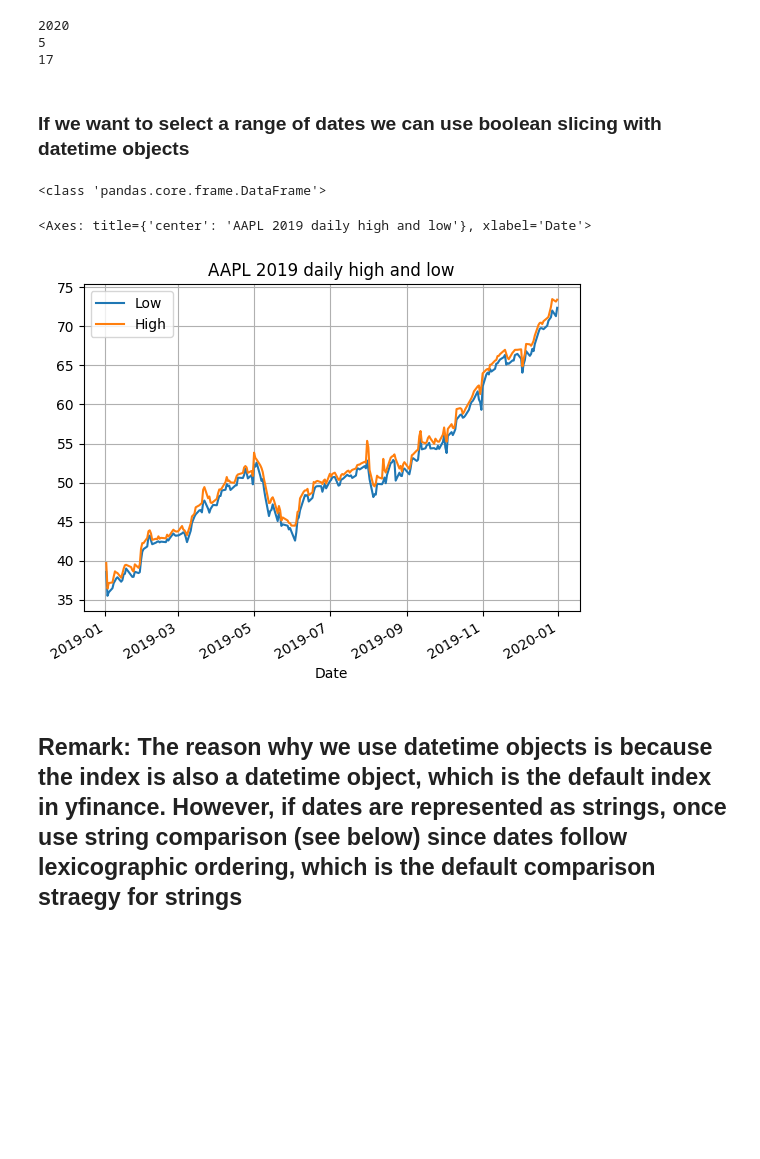
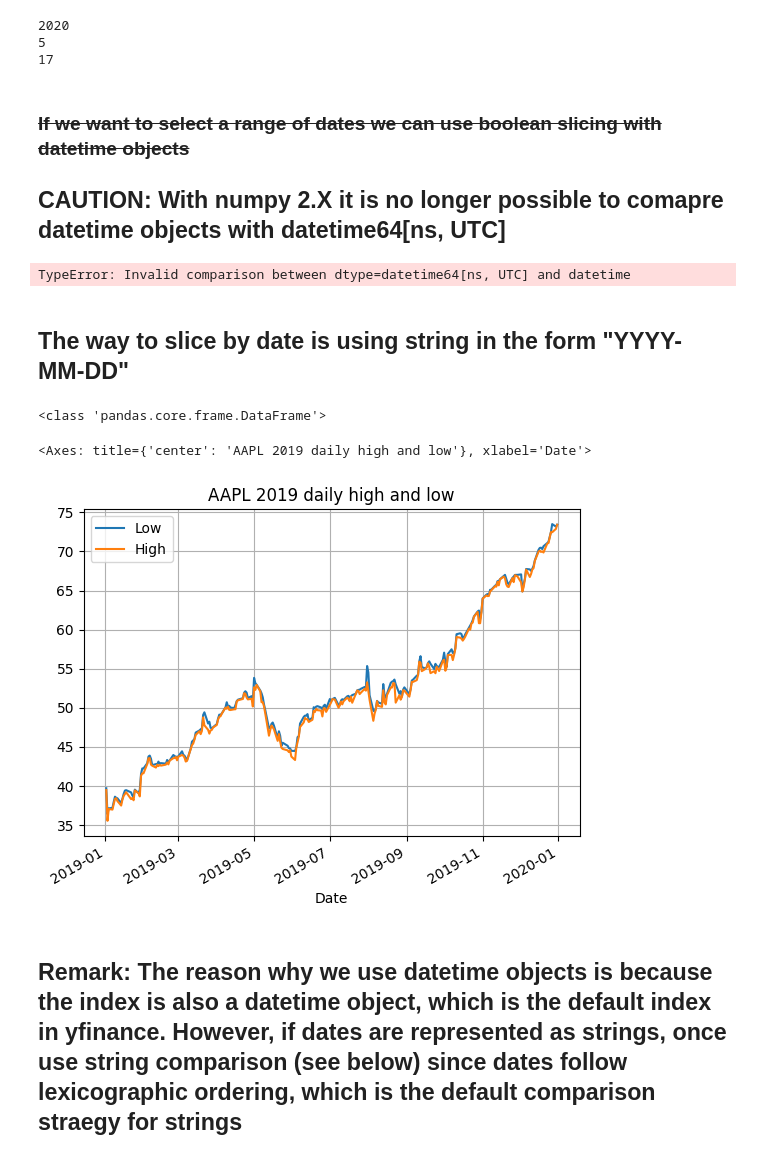
Before and after one commit to JackJacquier/python-for-finance, a Jupyter notebook: Session-4&5-Data-Pandas/Session 5 - intro_to_pandas.ipynb, the cells around one changed output. Cells and saved outputs as stored; diff of their text form; code cells hidden in the pictures; blank space fills up the shorter version.

```diff
--- a/Session-4&5-Data-Pandas/Session 5 - intro_to_pandas.ipynb
+++ b/Session-4&5-Data-Pandas/Session 5 - intro_to_pandas.ipynb
@@ -281,0 +347,3 @@ AAPL = yfinance.download("AAPL") # gets Apple's data
+# %%
+AAPL = yfinance.download(["AAPL"])
+AAPL=pd.DataFrame(AAPL.values,AAPL.index,columns=['Open', 'High', 'Low', 'Close', 'Adj Close', 'Volume'])
@@ -838,4 +957,13 @@ print(date.day)
 5
 17
 # %% [markdown]
-### If we want to select a range of dates we can use boolean slicing with datetime objects
+### ~~If we want to select a range of dates we can use boolean slicing with datetime objects~~
+
+## **CAUTION:** With numpy 2.X it is no longer possible to comapre datetime objects with  datetime64[ns, UTC]
+# %%
+#Not allowed
+AAPL.index>=datetime.datetime(2019, 1, 1)
+# %% [output]
+TypeError: Invalid comparison between dtype=datetime64[ns, UTC] and datetime
+# %% [markdown]
+## The way to slice by date is using string in the form "YYYY-MM-DD"
@@ -842,16 +972,16 @@ print(date.day)
 # %%
 import datetime
 # We select just 2019 dates
-dates_2019=AAPL.index[(AAPL.index>=datetime.datetime(2019, 1, 1)) & (AAPL.index<datetime.datetime(2020, 1, 1))]
+dates_2019=AAPL.index[(AAPL.index>="2019-01-01") & (AAPL.index<"2020-01-01")]
 #We slice the dataframe
 AAPL_high_low=AAPL.loc[dates_2019,['Low','High']]
 print(type(AAPL_high_low))
 #Plot the data
 AAPL_high_low.plot(grid=True,title='AAPL 2019 daily high and low')
 # %% [output]
 <class 'pandas.core.frame.DataFrame'>
 <Axes: title={'center': 'AAPL 2019 daily high and low'}, xlabel='Date'>
-[figure, old version]
+[figure, new version]
 # %% [markdown]
 ## **Remark**: The reason why we use datetime objects is because the index is also a datetime object, which is the default index in yfinance. However, if dates are represented as strings, once use string comparison (see below) since dates follow lexicographic ordering, which is the default comparison straegy for strings
 # %%
```
Also changed, not shown: parts of 97 cells of this notebook, 2 other files.
